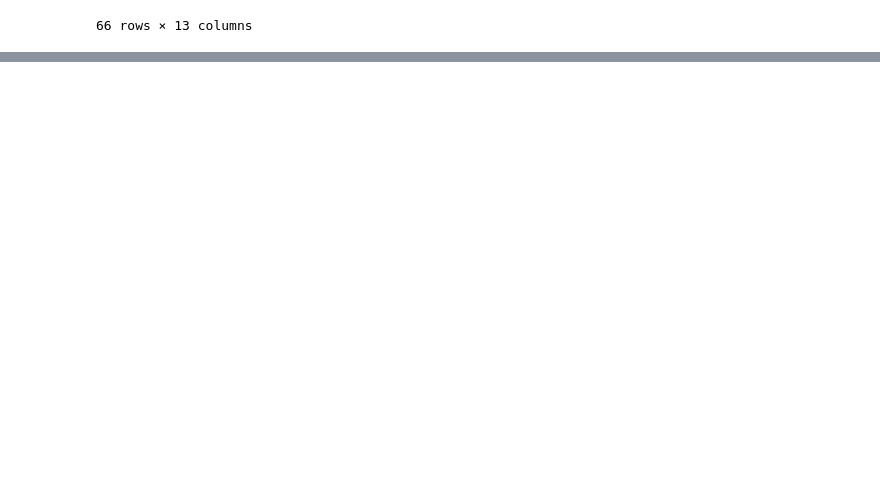
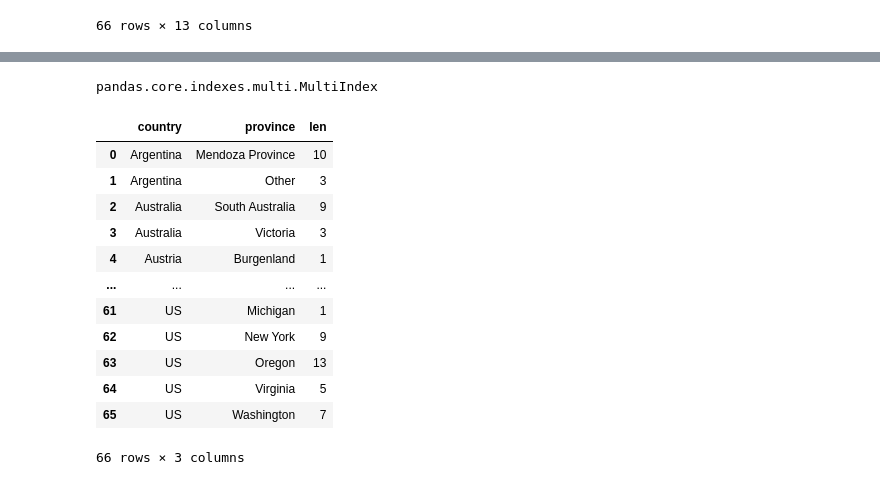
Before and after one commit to 1337tester/python-learning, a Jupyter notebook: invest/pandas_play/group_sort.ipynb, the cells around one changed output, grey strips where cells are left out. Cells and saved outputs as stored; diff of their text form; code cells hidden in the pictures; blank space fills up the shorter version.

Commit message:
pandas progress

```diff
--- a/invest/pandas_play/group_sort.ipynb
+++ b/invest/pandas_play/group_sort.ipynb
@@ -105,0 +146,21 @@ reviews.groupby(['country', 'province']).apply(lambda df: df.loc[df.points.idxma
+# %%
+mi = countries_reviewed.index
+type(mi)
+# %% [output]
+pandas.core.indexes.multi.MultiIndex
+# %%
+countries_reviewed.reset_index()
+# %% [output]
+|  | country | province | len |
+| 0 | Argentina | Mendoza Province | 10 |
+| 1 | Argentina | Other | 3 |
+| 2 | Australia | South Australia | 9 |
+| 3 | Australia | Victoria | 3 |
+| 4 | Austria | Burgenland | 1 |
+| ... | ... | ... | ... |
+| 61 | US | Michigan | 1 |
+| 62 | US | New York | 9 |
+| 63 | US | Oregon | 13 |
+| 64 | US | Virginia | 5 |
+| 65 | US | Washington | 7 |
+66 rows × 3 columns
```
Also changed, not shown: parts of 11 cells of this notebook, 1 other file.
